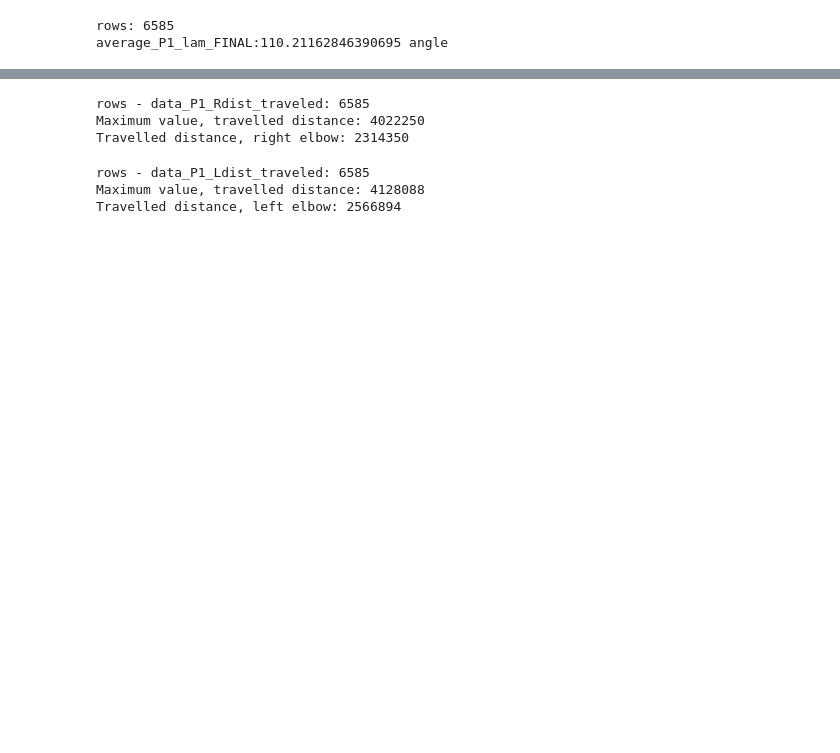
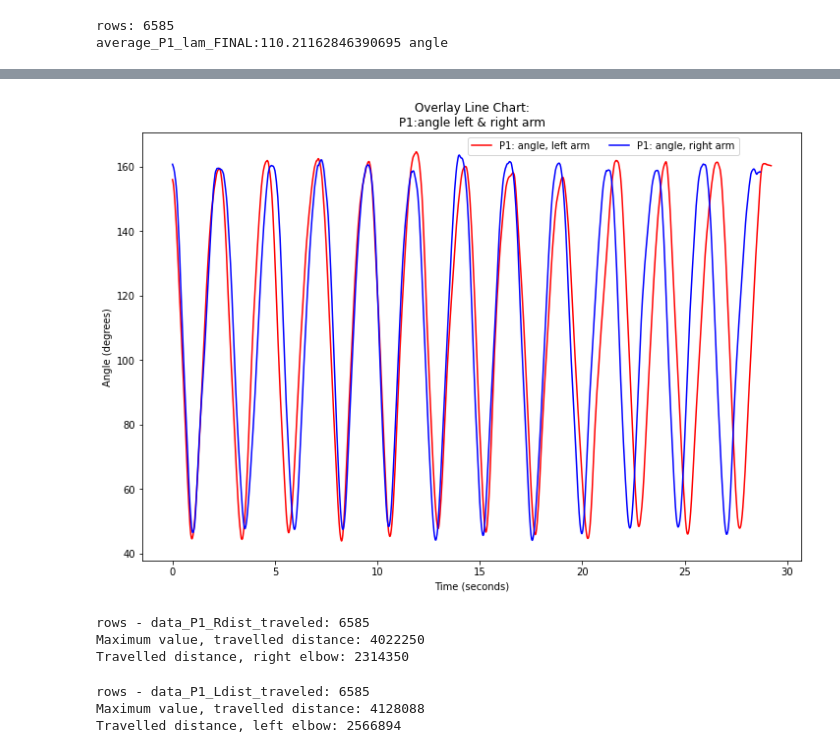
Before and after one commit to faufreiter/motion_capture, a Jupyter notebook: data/P1/P1_analysis.ipynb, the cells around one changed output, grey strips where cells are left out. Saved outputs shown, nothing was run; the diff lists cells and outputs as text; code cells hidden in the pictures; blank space fills up the shorter version.

```diff
--- a/data/P1/P1_analysis.ipynb
+++ b/data/P1/P1_analysis.ipynb
@@ -61,3 +137,33 @@ average_P1_lam_FINAL:110.21162846390695 angle
+# %%
+# Load the data from both CSV files
+data_P1_lam = pd.read_csv('./training_P1_lam_final.csv')
+data_P1_ram = pd.read_csv('./training_P1_ram_final.csv')
+
+# Select the range of rows for plotting for both lam and ram
+data_lam_to_plot = data_P1_lam.loc[3578:6500, 'angle_lam_final'].reset_index(drop=True) / 1000
+data_ram_to_plot = data_P1_ram.loc[470:3339, 'P1_ram_final'].reset_index(drop=True) / 1000
+
+# Create a line chart
+plt.figure(figsize=(12, 8))
+
+# Plotting lam data in red
+plt.plot(data_lam_to_plot.index / 100, data_lam_to_plot, label='P1: angle, left arm', color='red')
+
+# Plotting ram data in blue
+plt.plot(data_ram_to_plot.index / 100, data_ram_to_plot, label='P1: angle, right arm', color='blue')
+
+# Setting up the chart
+plt.title('Overlay Line Chart:\nP1:angle left & right arm')
+plt.xlabel('Time (seconds)')
+plt.ylabel('Angle (degrees)')
+
+# Position the legend to the right of the title
+plt.legend(loc='upper center', bbox_to_anchor=(0.7, 1), ncol=2)
+
+# Show the plot
+plt.show()
+# %% [output]
+[figure, added]
 # %%
 data_P1_Rdist_traveled = pd.read_csv('./training_P1_Rdist_traveled.csv')
 #Documents/GitHub/motion_capture/data/P1/training_P1_Rdist_traveled.csv
```
Also changed, not shown: parts of 5 cells of this notebook, 3 other files.
